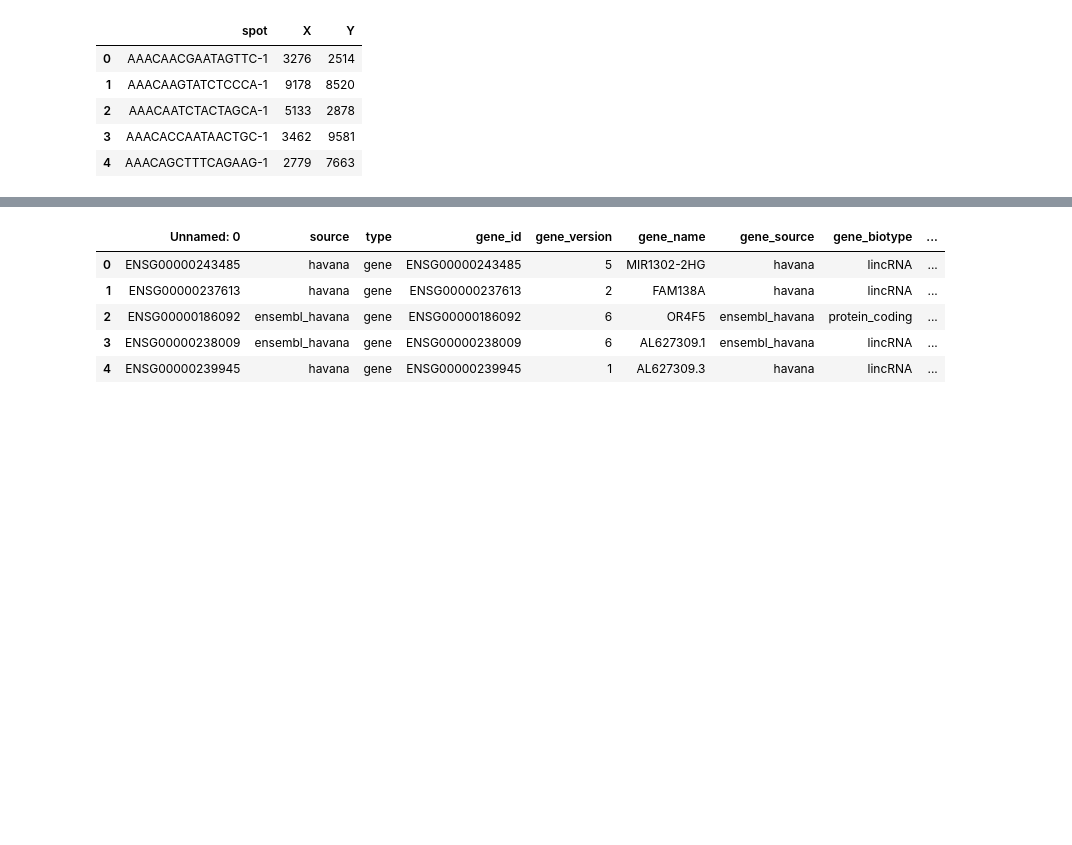
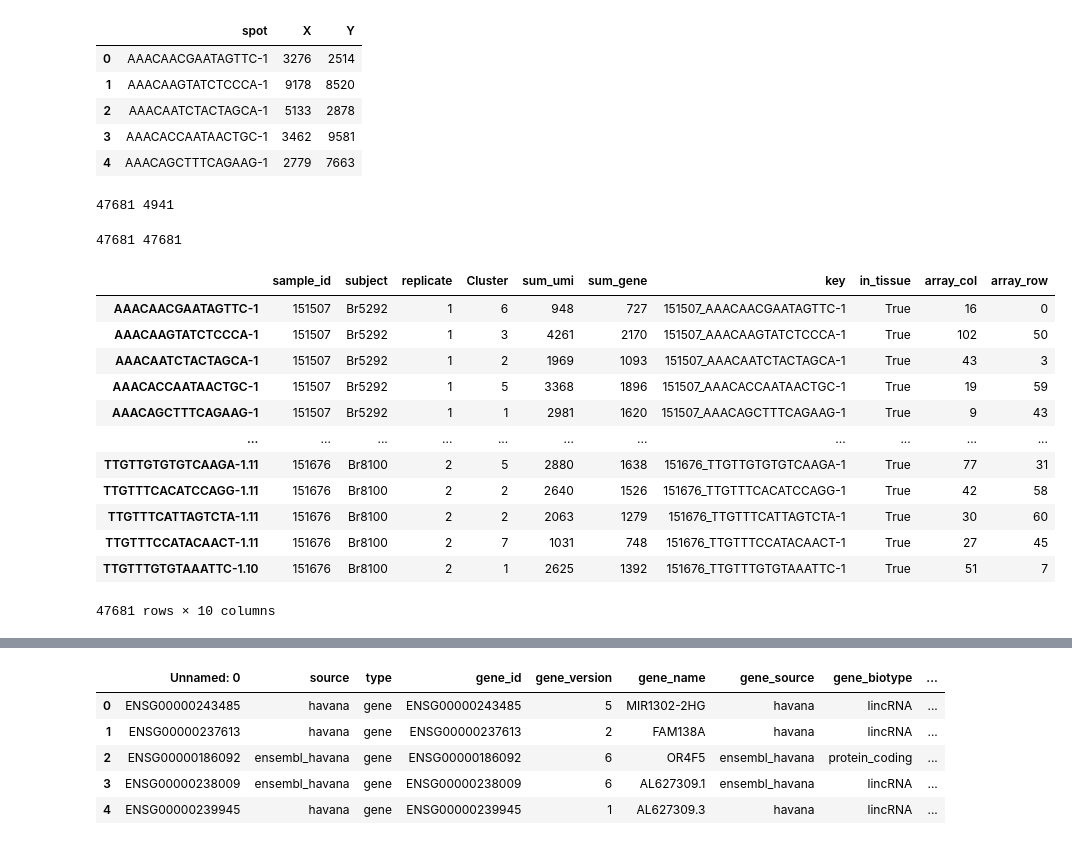
Before and after one commit to kiristern/QLSsummer2022, a Jupyter notebook: libd_explore.ipynb, the cells around one changed output, grey strips where cells are left out. Cells and saved outputs as stored; diff of their text form; code cells hidden in the pictures; blank space fills up the shorter version.

```diff
--- a/libd_explore.ipynb
+++ b/libd_explore.ipynb
@@ -68,3 +51,29 @@ st.head()
 | 2 | AAACAATCTACTAGCA-1 | 5133 | 2878 |
 | 3 | AAACACCAATAACTGC-1 | 3462 | 9581 |
 | 4 | AAACAGCTTTCAGAAG-1 | 2779 | 7663 |
+# %%
+print(len(st[['spot']].values), len(np.unique(st[['spot']].values)))
+# %% [output]
+47681 4941
+# %%
+print(len(st), len(spots))
+# %% [output]
+47681 47681
+# %%
+# select specific cols only
+spot = spots[['sample_id', 'subject', 'replicate', 'Cluster', 'sum_umi', 'sum_gene', 'key', 'in_tissue', 'array_col', 'array_row']]
+spot
+# %% [output]
+|  | sample_id | subject | replicate | Cluster | sum_umi | sum_gene | key | in_tissue | array_col | array_row |
+| AAACAACGAATAGTTC-1 | 151507 | Br5292 | 1 | 6 | 948 | 727 | 151507_AAACAACGAATAGTTC-1 | True | 16 | 0 |
+| AAACAAGTATCTCCCA-1 | 151507 | Br5292 | 1 | 3 | 4261 | 2170 | 151507_AAACAAGTATCTCCCA-1 | True | 102 | 50 |
+| AAACAATCTACTAGCA-1 | 151507 | Br5292 | 1 | 2 | 1969 | 1093 | 151507_AAACAATCTACTAGCA-1 | True | 43 | 3 |
+| AAACACCAATAACTGC-1 | 151507 | Br5292 | 1 | 5 | 3368 | 1896 | 151507_AAACACCAATAACTGC-1 | True | 19 | 59 |
+| AAACAGCTTTCAGAAG-1 | 151507 | Br5292 | 1 | 1 | 2981 | 1620 | 151507_AAACAGCTTTCAGAAG-1 | True | 9 | 43 |
+| ... | ... | ... | ... | ... | ... | ... | ... | ... | ... | ... |
+| TTGTTGTGTGTCAAGA-1.11 | 151676 | Br8100 | 2 | 5 | 2880 | 1638 | 151676_TTGTTGTGTGTCAAGA-1 | True | 77 | 31 |
+| TTGTTTCACATCCAGG-1.11 | 151676 | Br8100 | 2 | 2 | 2640 | 1526 | 151676_TTGTTTCACATCCAGG-1 | True | 42 | 58 |
+| TTGTTTCATTAGTCTA-1.11 | 151676 | Br8100 | 2 | 2 | 2063 | 1279 | 151676_TTGTTTCATTAGTCTA-1 | True | 30 | 60 |
+| TTGTTTCCATACAACT-1.11 | 151676 | Br8100 | 2 | 7 | 1031 | 748 | 151676_TTGTTTCCATACAACT-1 | True | 27 | 45 |
+| TTGTTTGTGTAAATTC-1.10 | 151676 | Br8100 | 2 | 1 | 2625 | 1392 | 151676_TTGTTTGTGTAAATTC-1 | True | 51 | 7 |
+47681 rows × 10 columns
```
Also changed, not shown: parts of 7 cells of this notebook.
